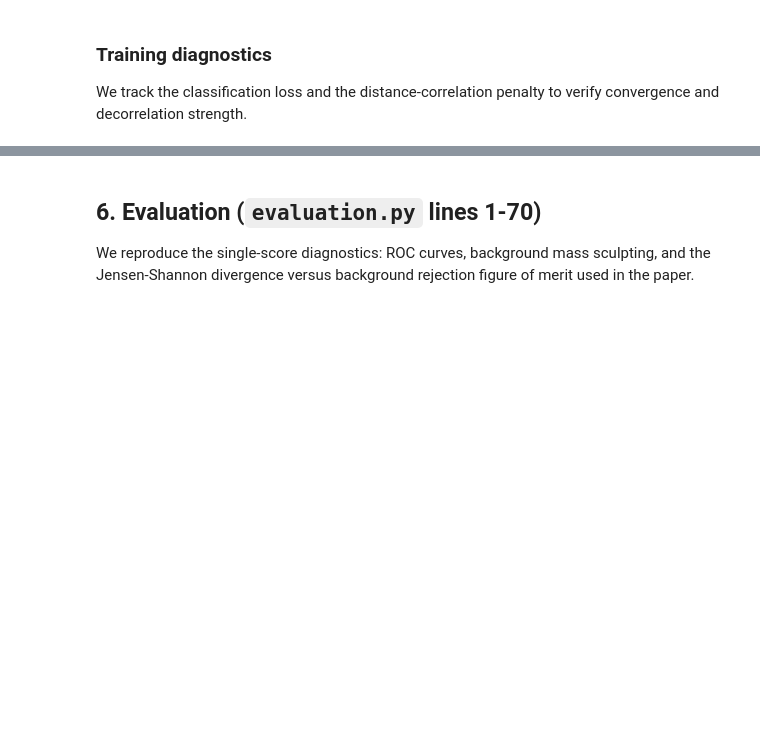
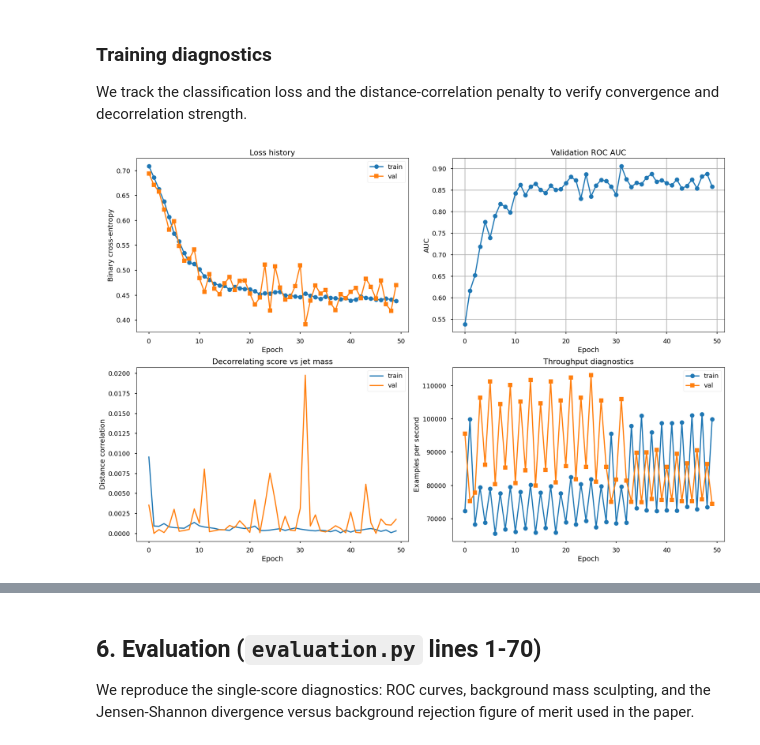
Before and after one commit to swkim95/ABCDisCo, a Jupyter notebook: notebook/ABCDisCo_single_disco_tutorial.ipynb, the cells around one changed output, grey strips where cells are left out. Cells and saved outputs as stored; diff of their text form; code cells hidden in the pictures; blank space fills up the shorter version.

```diff
--- a/notebook/ABCDisCo_single_disco_tutorial.ipynb
+++ b/notebook/ABCDisCo_single_disco_tutorial.ipynb
@@ -1140,6 +1431,49 @@ Epoch 011 | AUC=0.596 | train_loss=0.688 | val_loss=0.678
 ### Training diagnostics
 
 We track the classification loss and the distance-correlation penalty to verify convergence and decorrelation strength.
+# %%
+
+# Visual summary of training history (losses, AUC, decorrelation, throughput).
+fig, axes = plt.subplots(2, 2, figsize=(18, 12))
+axes = axes.ravel()
+
+# Panel 0: weighted binary cross-entropy on train vs validation sets.
+axes[0].plot(history_df["epoch"], history_df["train_loss_cls"], label="train", marker="o")
+axes[0].plot(history_df["epoch"], history_df["val_loss_cls"], label="val", marker="s")
+axes[0].set_xlabel("Epoch")
+axes[0].set_ylabel("Binary cross-entropy")
+axes[0].set_title("Loss history")
+axes[0].legend()
+
+# Panel 1: AUC progression across epochs (higher is better signal/background separation).
+axes[1].plot(history_df["epoch"], history_df["val_auc"], marker="o")
+axes[1].set_xlabel("Epoch")
+axes[1].set_ylabel("AUC")
+axes[1].set_title("Validation ROC AUC")
+axes[1].grid(True)
+
+# Panel 2: distance correlation term monitoring the DisCo penalty strength.
+if "train_dCorr_s_m" in history_df.columns:
+    axes[2].plot(history_df["epoch"], history_df["train_dCorr_s_m"], label="train")
+if "val_dCorr_s_m" in history_df.columns:
+    axes[2].plot(history_df["epoch"], history_df["val_dCorr_s_m"], label="val")
+axes[2].set_xlabel("Epoch")
+axes[2].set_ylabel("Distance correlation")
+axes[2].set_title("Decorrelating score vs jet mass")
+axes[2].legend()
+
+# Panel 3: runtime throughput useful for planning segmented jobs under time limits.
+axes[3].plot(history_df["epoch"], history_df["train_examples_per_second"], label="train", marker="o")
+axes[3].plot(history_df["epoch"], history_df["val_examples_per_second"], label="val", marker="s")
+axes[3].set_xlabel("Epoch")
+axes[3].set_ylabel("Examples per second")
+axes[3].set_title("Throughput diagnostics")
+axes[3].legend()
+
+plt.tight_layout()
+plt.show()
+# %% [output]
+[figure, added]
 # %%
 fig, axes = plt.subplots(2, 2, figsize=(18, 12))
 axes = axes.ravel()
```
Also changed, not shown: parts of 15 cells of this notebook, 3 other files.
